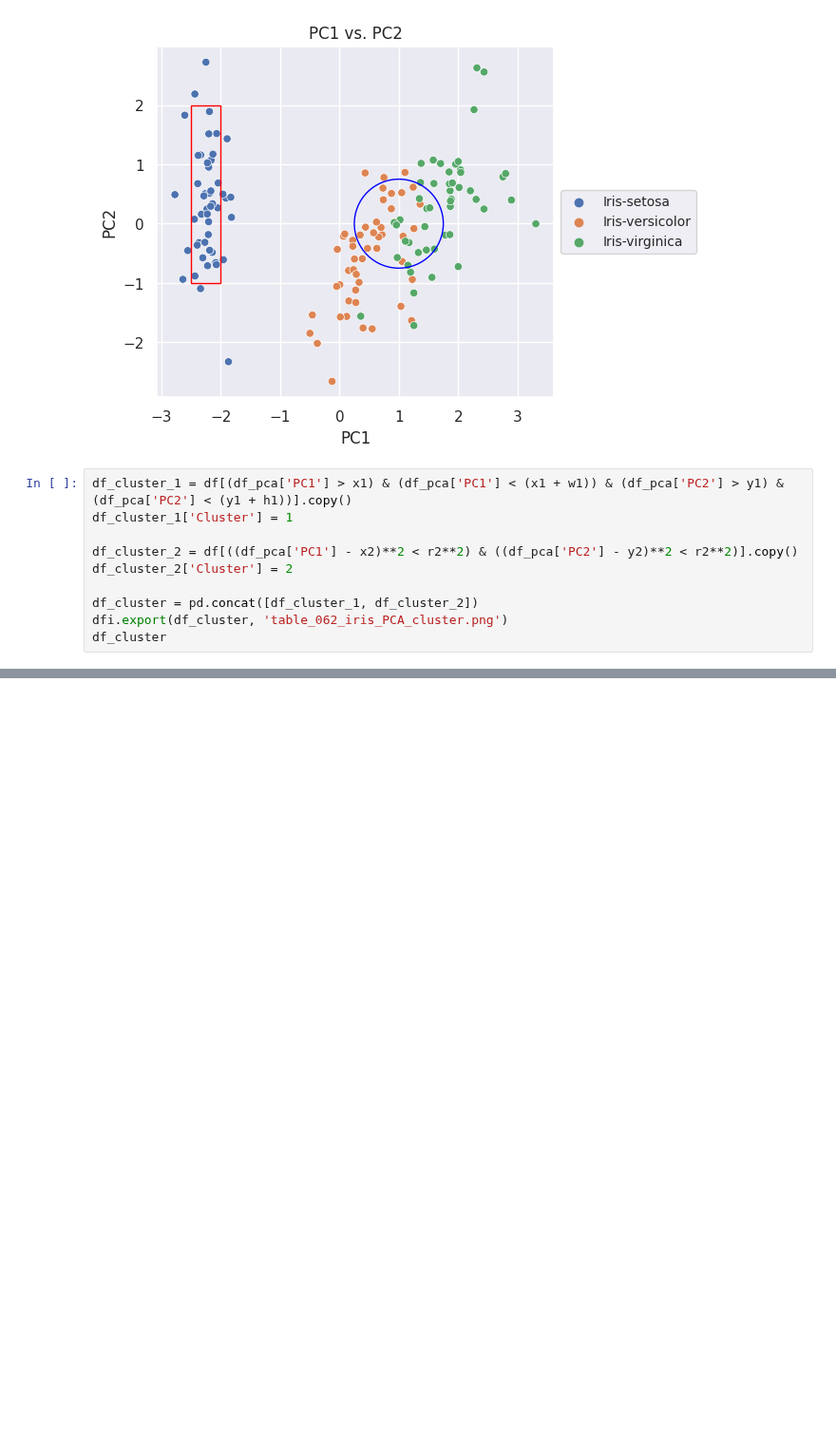
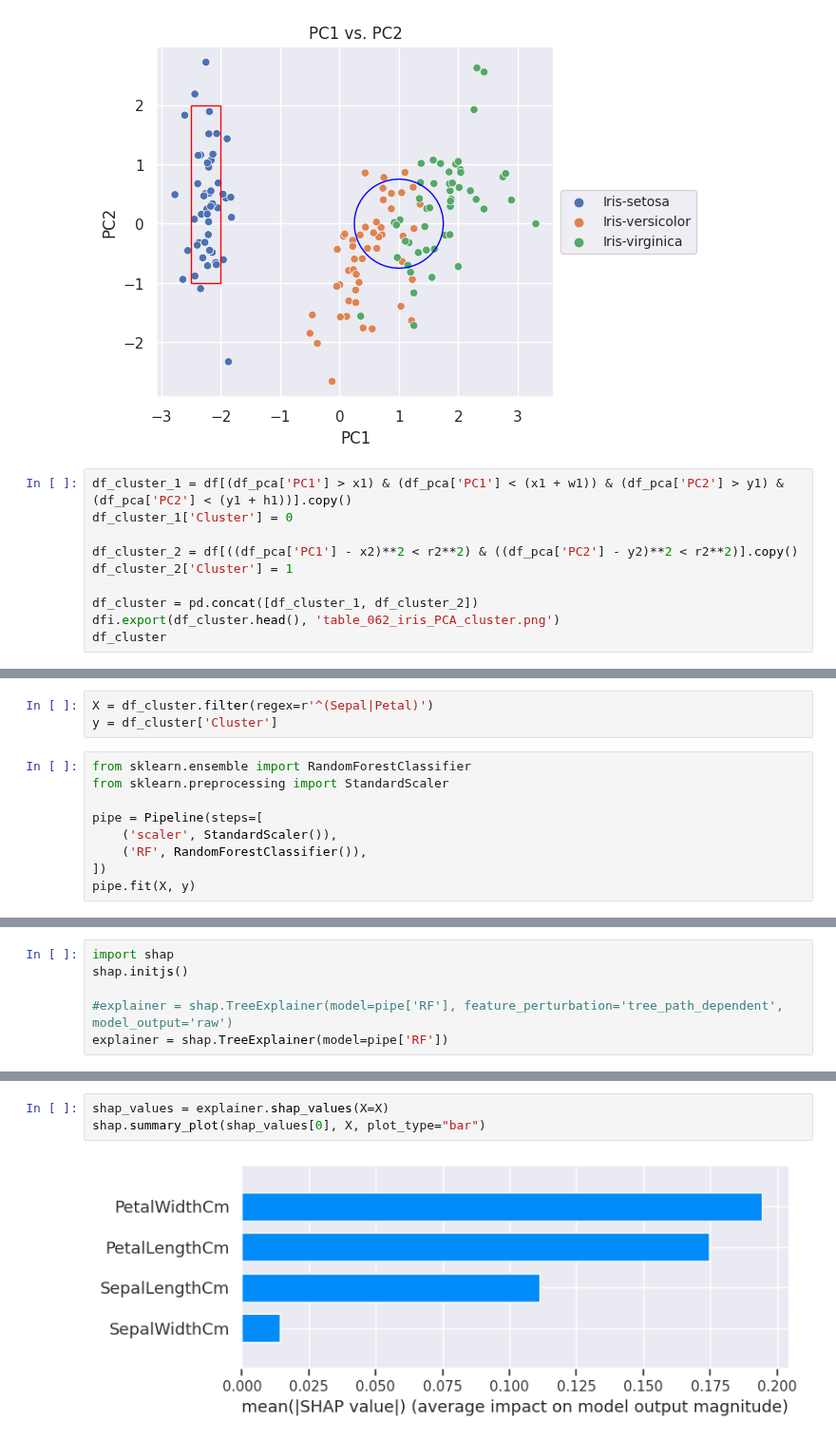
Before and after one commit to bitwalk123/MyNotebook, a Jupyter notebook: iris_PCA_py_06_SHAP.ipynb, the cells around one changed output, grey strips where cells are left out. Shown at 95% size. Saved outputs shown, nothing was run; the diff lists cells and outputs as text; blank space fills up the shorter version.

```diff
--- a/iris_PCA_py_06_SHAP.ipynb
+++ b/iris_PCA_py_06_SHAP.ipynb
@@ -88,13 +88,13 @@ plt.show()
 [figure]
 # %%
 df_cluster_1 = df[(df_pca['PC1'] > x1) & (df_pca['PC1'] < (x1 + w1)) & (df_pca['PC2'] > y1) & (df_pca['PC2'] < (y1 + h1))].copy()
-df_cluster_1['Cluster'] = 1
+df_cluster_1['Cluster'] = 0
 
 df_cluster_2 = df[((df_pca['PC1'] - x2)**2 < r2**2) & ((df_pca['PC2'] - y2)**2 < r2**2)].copy()
-df_cluster_2['Cluster'] = 2
+df_cluster_2['Cluster'] = 1
 
 df_cluster = pd.concat([df_cluster_1, df_cluster_2])
-dfi.export(df_cluster, 'table_062_iris_PCA_cluster.png')
+dfi.export(df_cluster.head(), 'table_062_iris_PCA_cluster.png')
 df_cluster
 # %% [output]
 /usr/bin/google-chrome
@@ -123,0 +115,12 @@ Unable to enlarge image with chrome
+# %%
+X = df_cluster.filter(regex=r'^(Sepal|Petal)')
+y = df_cluster['Cluster']
+# %%
+from sklearn.ensemble import RandomForestClassifier
+from sklearn.preprocessing import StandardScaler
+
+pipe = Pipeline(steps=[
+    ('scaler', StandardScaler()),
+    ('RF', RandomForestClassifier()),
+])
+pipe.fit(X, y)
@@ -123,0 +129,6 @@ Unable to enlarge image with chrome
+# %%
+import shap
+shap.initjs()
+
+#explainer = shap.TreeExplainer(model=pipe['RF'], feature_perturbation='tree_path_dependent', model_output='raw')
+explainer = shap.TreeExplainer(model=pipe['RF'])
@@ -123,0 +137,5 @@ Unable to enlarge image with chrome
+# %%
+shap_values = explainer.shap_values(X=X)
+shap.summary_plot(shap_values[0], X, plot_type="bar")
+# %% [output]
+[figure, added]
```
Also changed, not shown: parts of 3 cells of this notebook, 1 other file.
